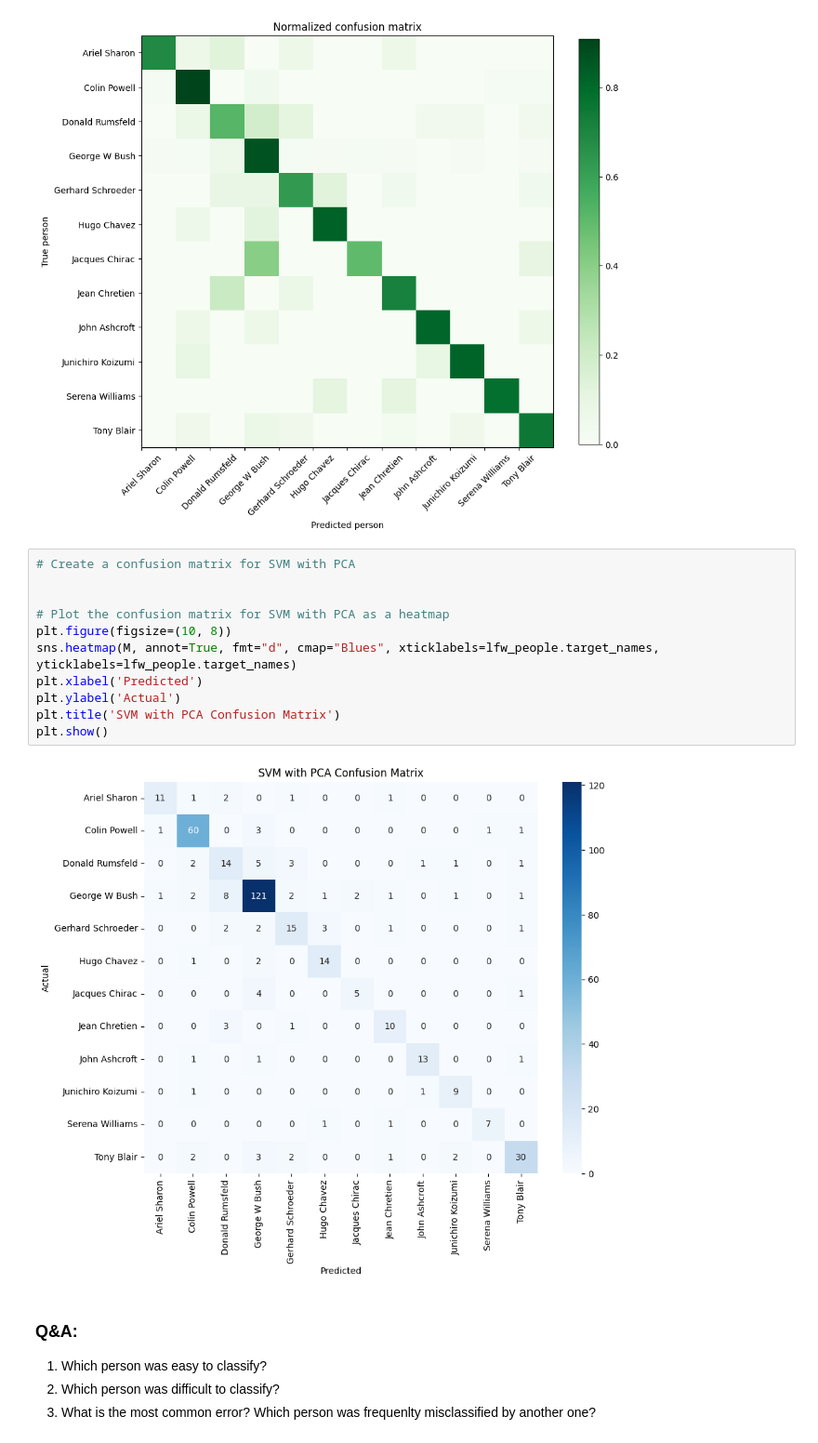
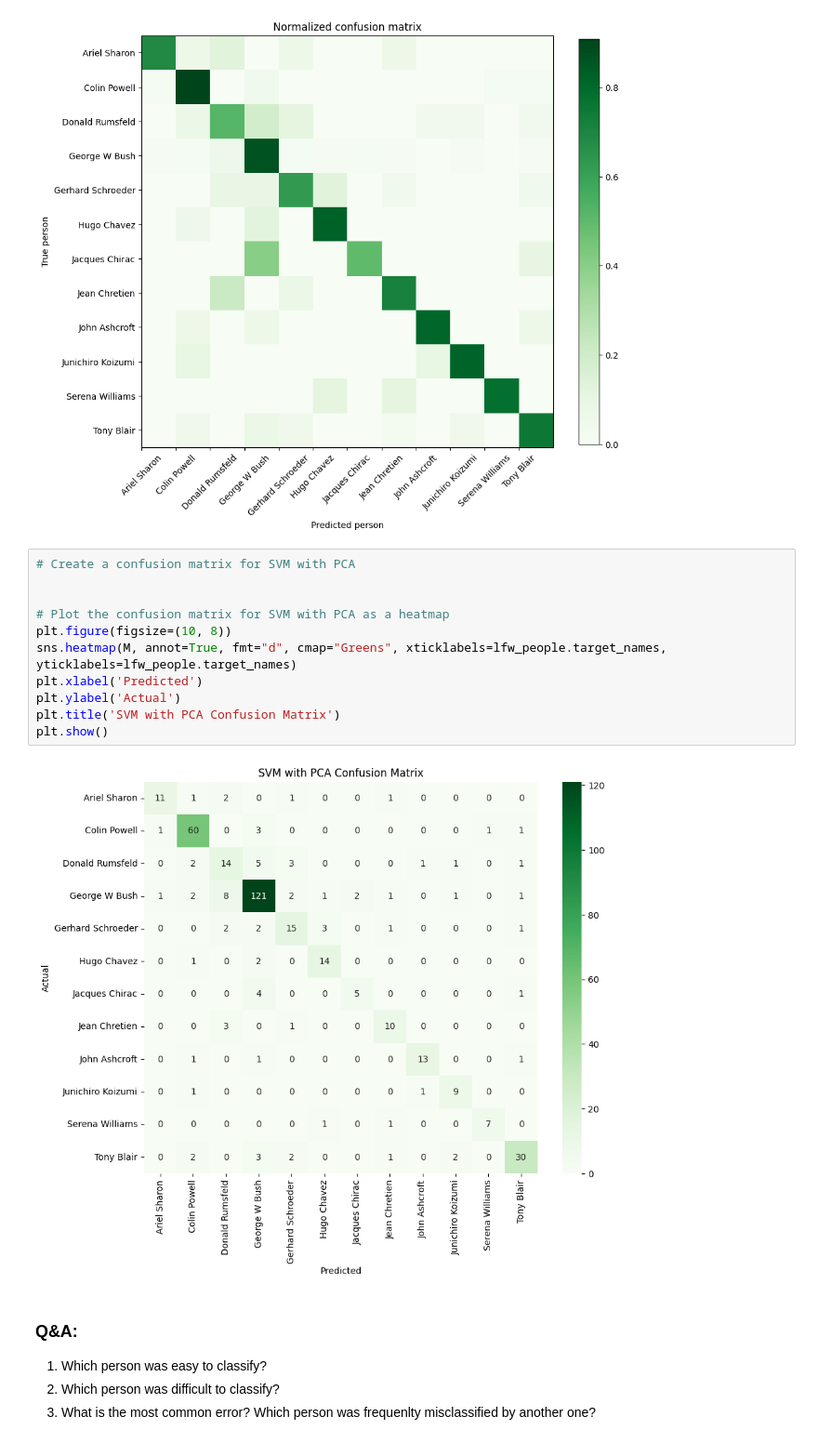
Before and after one commit to Ansi4Ansi/kaggle_repo, a Jupyter notebook: hw09/ML_B2C_2024_Q2_|_HW09_ML_unsupervised.ipynb, the cells around one changed output. Shown at 93% size. Drawn from its saved outputs; the diff is of its cells as text.

```diff
--- a/hw09/ML_B2C_2024_Q2_|_HW09_ML_unsupervised.ipynb
+++ b/hw09/ML_B2C_2024_Q2_|_HW09_ML_unsupervised.ipynb
@@ -529,16 +529,16 @@ plt.title('Normalized confusion matrix');
 # %%
 # Create a confusion matrix for SVM with PCA
 
 
 # Plot the confusion matrix for SVM with PCA as a heatmap
 plt.figure(figsize=(10, 8))
-sns.heatmap(M, annot=True, fmt="d", cmap="Blues", xticklabels=lfw_people.target_names, yticklabels=lfw_people.target_names)
+sns.heatmap(M, annot=True, fmt="d", cmap="Greens", xticklabels=lfw_people.target_names, yticklabels=lfw_people.target_names)
 plt.xlabel('Predicted')
 plt.ylabel('Actual')
 plt.title('SVM with PCA Confusion Matrix')
 plt.show()
 # %% [output]
-[figure, old version]
+[figure, new version]
 # %% [markdown]
 ### Q&A:
 1. Which person was easy to classify?
```
Also changed, not shown: parts of 1 cell of this notebook.
